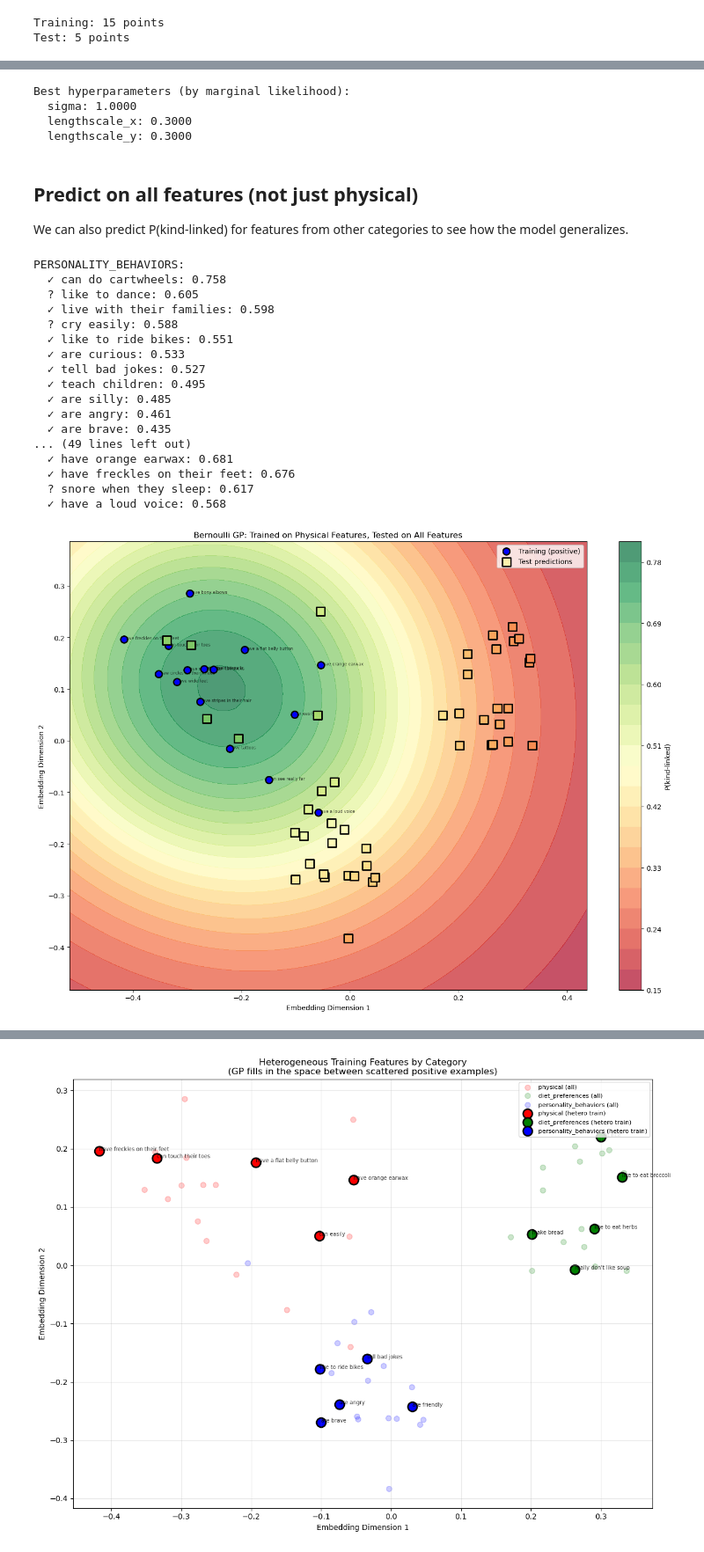
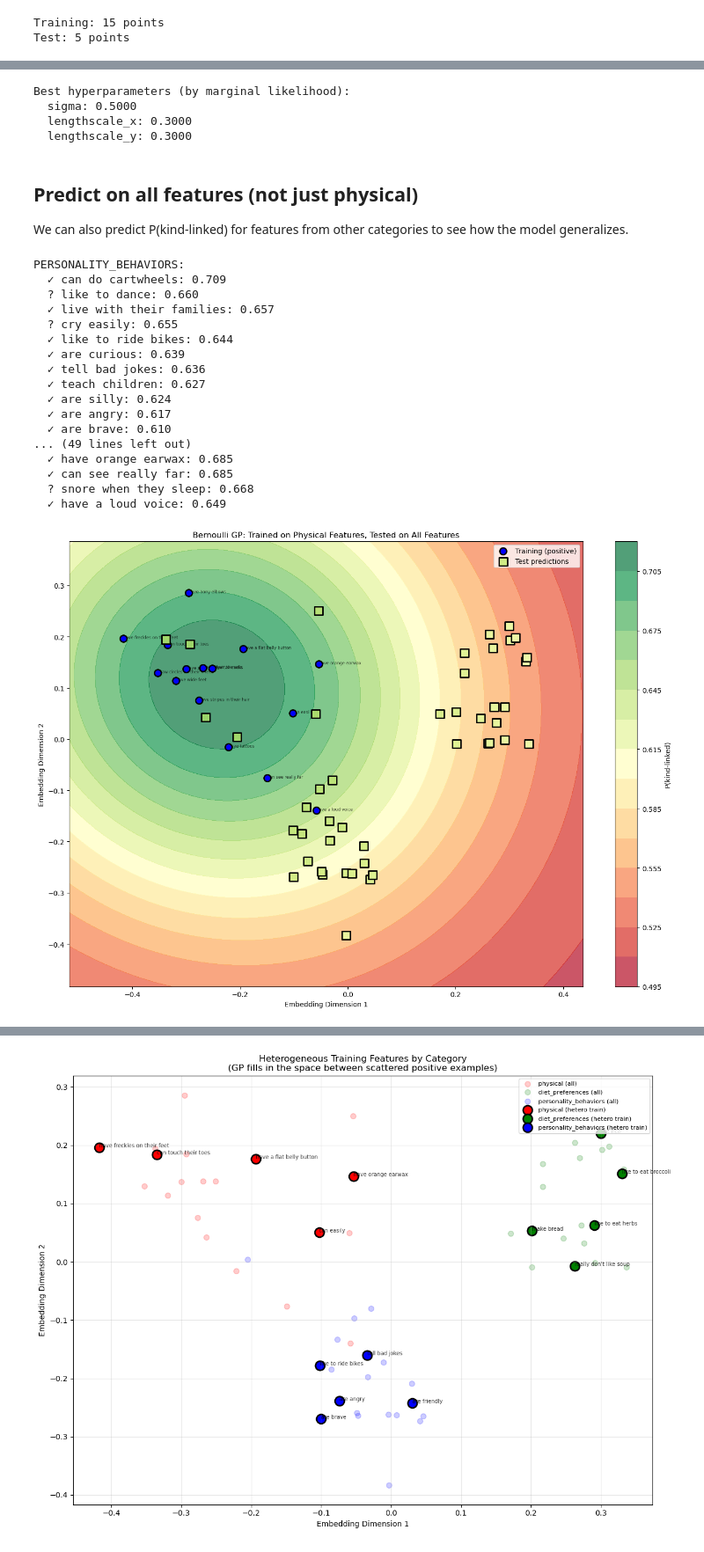
Before and after one commit to mariannazhang/compgenerics, a Jupyter notebook: model/gp/model-gp-study9.ipynb, the cells around one changed output, grey strips where cells are left out. Shown at 88% size. Saved outputs shown, nothing was run; the diff lists cells and outputs as text; code cells hidden in the pictures.

Commit message:
changing baseline P(kindlinked) = .5 by setting prior_mean to 0

```diff
--- a/model/gp/model-gp-study9.ipynb
+++ b/model/gp/model-gp-study9.ipynb
@@ -69,13 +69,13 @@ Training: 15 points
 Test: 5 points
 # %%
 # Run Bernoulli GP classification
-# prior_mean=-2.0 means P(kind-linked) ≈ 0.12 far from training data
+# prior_mean=0 means P(kind-linked) = .5
 results = gp.bernoulli_gp_classify(
     train_coords=train_coords,
     train_labels=train_labels,
     test_coords=test_coords,
     kernel_name="rbf_2d_ard",
-    prior_mean=-2.0,
+    prior_mean=0,
     return_latent=True
 )
 
@@ -116,7 +116,7 @@ for name, val in zip(spec.param_names, results['best_params']):
     print(f"  {name}: {float(val):.4f}")
 # %% [output]
 Best hyperparameters (by marginal likelihood):
-  sigma: 1.0000
+  sigma: 0.5000
   lengthscale_x: 0.3000
   lengthscale_y: 0.3000
 # %% [markdown]
@@ -134,7 +134,7 @@ all_probs, all_f_mean, all_f_var = gp.laplace_predict(
     X_test=all_coords,
     kernel_params=results['best_params'],
     kernel_name="rbf_2d_ard",
-    prior_mean=-2.0
+    prior_mean=0
 )
 # %%
 # Add predictions to dataframe for analysis
@@ -152,22 +152,22 @@ for cat in df['category'].unique():
         print(f"  {marker} {row['feature']}: {row['p_kind_linked']:.3f}")
 # %% [output]
 PERSONALITY_BEHAVIORS:
-  ✓ can do cartwheels: 0.758
-  ? like to dance: 0.605
-  ✓ live with their families: 0.598
-  ? cry easily: 0.588
-  ✓ like to ride bikes: 0.551
-  ✓ are curious: 0.533
-  ✓ tell bad jokes: 0.527
-  ✓ teach children: 0.495
-  ✓ are silly: 0.485
-  ✓ are angry: 0.461
-  ✓ are brave: 0.435
+  ✓ can do cartwheels: 0.709
+  ? like to dance: 0.660
+  ✓ live with their families: 0.657
+  ? cry easily: 0.655
+  ✓ like to ride bikes: 0.644
+  ✓ are curious: 0.639
+  ✓ tell bad jokes: 0.636
+  ✓ teach children: 0.627
+  ✓ are silly: 0.624
+  ✓ are angry: 0.617
+  ✓ are brave: 0.610
 ... (49 lines left out)
-  ✓ have orange earwax: 0.681
-  ✓ have freckles on their feet: 0.676
-  ? snore when they sleep: 0.617
-  ✓ have a loud voice: 0.568
+  ✓ have orange earwax: 0.685
+  ✓ can see really far: 0.685
+  ? snore when they sleep: 0.668
+  ✓ have a loud voice: 0.649
 # %%
 # Visualize: trained on physical features, tested on ALL features
 # Create a results dict for all features
@@ -185,36 +185,36 @@ all_test_names = list(df[non_train_mask]['feature'].values)
 all_test_probs, _, _ = gp.laplace_predict(
     X_train=train_coords,
     y_train=train_labels,
     X_test=all_test_coords,
     kernel_params=results['best_params'],
     kernel_name="rbf_2d_ard",
-    prior_mean=-2.0
+    prior_mean=0
 )
 
 all_test_results = {
     'probabilities': all_test_probs,
     'best_params': results['best_params'],
 }
 
 # Visualize with all features
 fig, ax = plt.subplots(figsize=(14, 10))
 gp.visualize_bernoulli_gp(
     train_coords=train_coords,
     train_labels=train_labels,
     test_coords=all_test_coords,
     predictions=all_test_results,
     feature_names_train=list(train_df['feature'].values),
     feature_names_test=None,  # Too many to label
     grid_resolution=60,
     kernel_name="rbf_2d_ard",
-    prior_mean=-2.0,
+    prior_mean=0,
     ax=ax
 )
 ax.set_title('Bernoulli GP: Trained on Physical Features, Tested on All Features')
 plt.tight_layout()
 plt.show()
 # %% [output]
-[figure, old version]
+[figure, new version]
 # %%
 # Train on heterogenous training features only, test on all others
 hetero_train_df = df[(df['in_heterogenous'] == True) & (df['split'] == 'train')]
```
Also changed, not shown: parts of 6 cells of this notebook.
